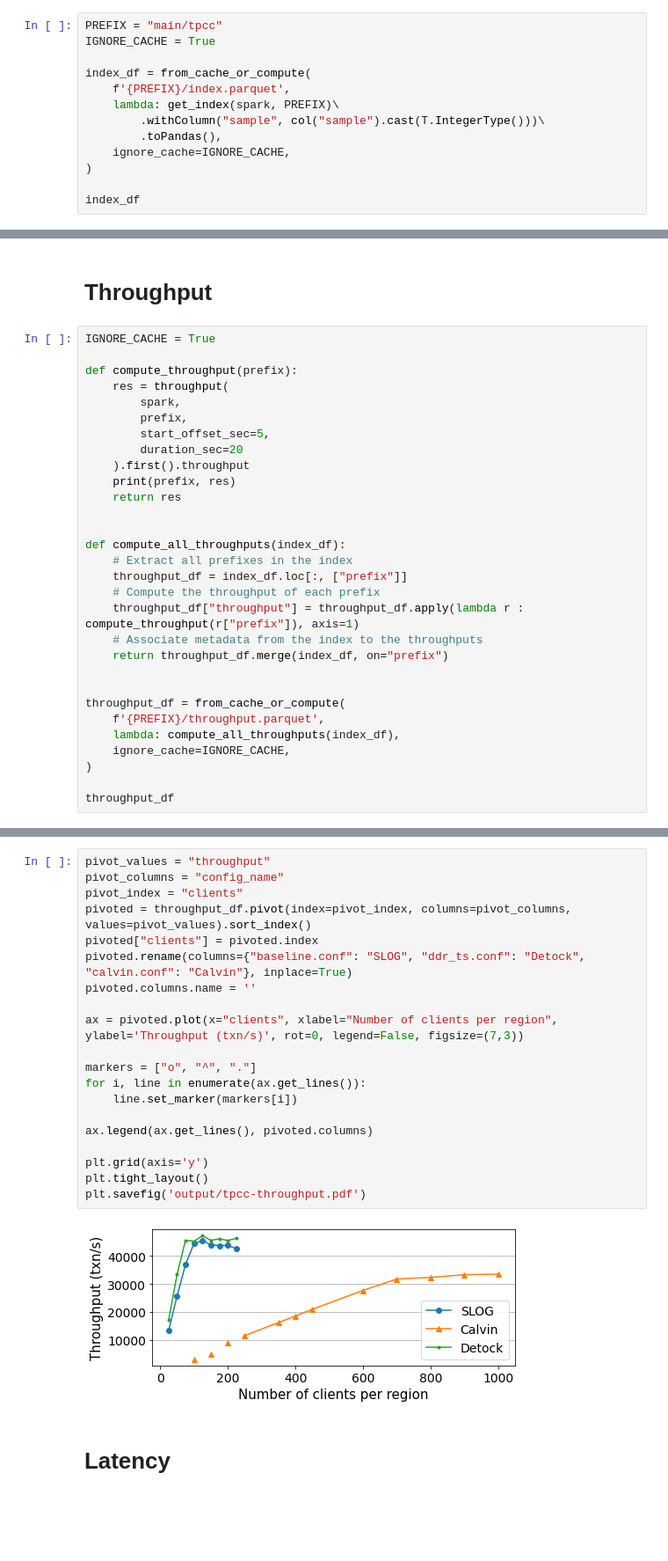
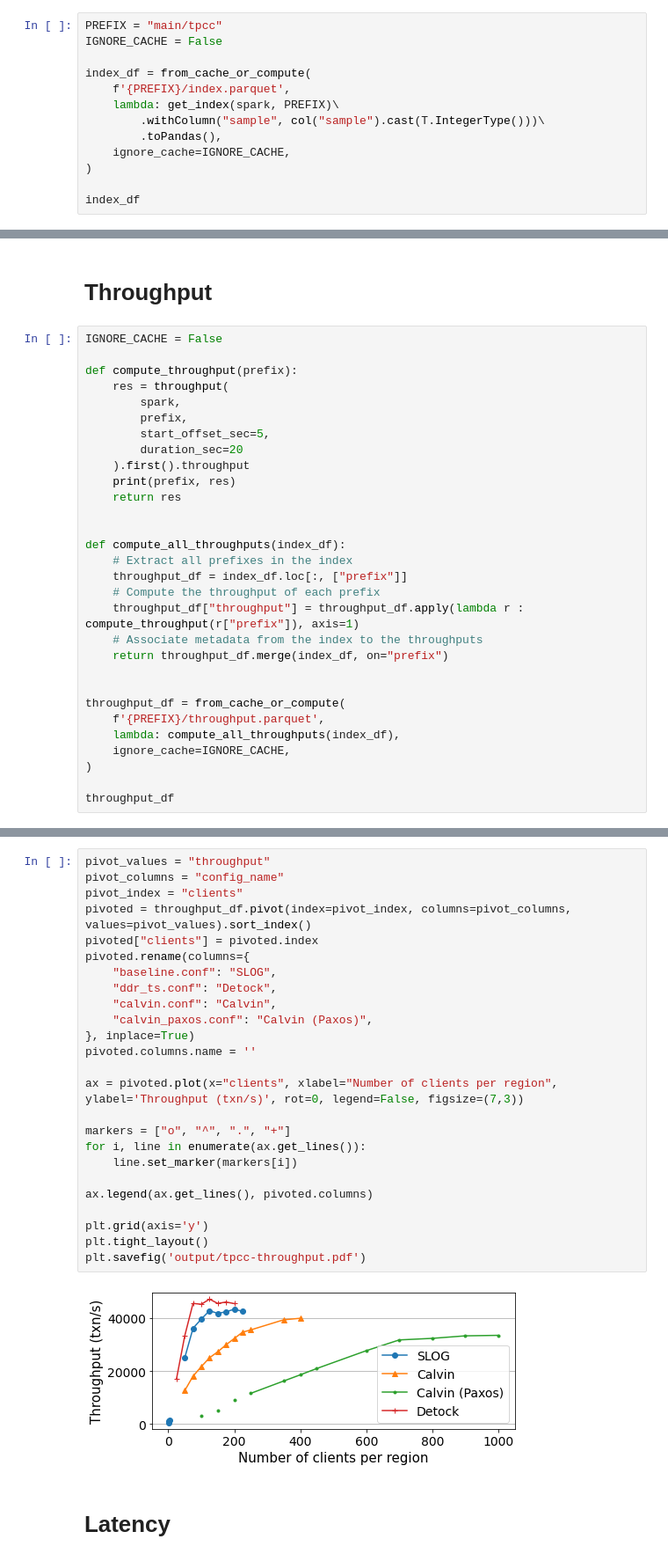
Before and after one commit to umd-dslam/DetockAnalysis, a Jupyter notebook: 4-TPC-C.ipynb, the cells around one changed output, grey strips where cells are left out. Shown: that part at 88% size. Drawn from its saved outputs; the diff is of its cells as text; blank space fills up the shorter version.

```diff
--- a/4-TPC-C.ipynb
+++ b/4-TPC-C.ipynb
@@ -40,7 +41,7 @@ plt.rc('ytick', labelsize=14)
 plt.rc('legend', fontsize=14)
 # %%
 PREFIX = "main/tpcc"
-IGNORE_CACHE = True
+IGNORE_CACHE = False
 
 index_df = from_cache_or_compute(
     f'{PREFIX}/index.parquet',
@@ -73,7 +75,7 @@ Saved to: main/tpcc/index.parquet
 # %% [markdown]
 # Throughput
 # %%
-IGNORE_CACHE = True
+IGNORE_CACHE = False
 
 def compute_throughput(prefix):
     res = throughput(
@@ -140,25 +142,30 @@ Saved to: main/tpcc/throughput.parquet
 # %%
 pivot_values = "throughput"
 pivot_columns = "config_name"
 pivot_index = "clients"
 pivoted = throughput_df.pivot(index=pivot_index, columns=pivot_columns, values=pivot_values).sort_index()
 pivoted["clients"] = pivoted.index
-pivoted.rename(columns={"baseline.conf": "SLOG", "ddr_ts.conf": "Detock", "calvin.conf": "Calvin"}, inplace=True)
+pivoted.rename(columns={
+    "baseline.conf": "SLOG",
+    "ddr_ts.conf": "Detock",
+    "calvin.conf": "Calvin",
+    "calvin_paxos.conf": "Calvin (Paxos)",
+}, inplace=True)
 pivoted.columns.name = ''
 
 ax = pivoted.plot(x="clients", xlabel="Number of clients per region", ylabel='Throughput (txn/s)', rot=0, legend=False, figsize=(7,3))
 
-markers = ["o", "^", "."]
+markers = ["o", "^", ".", "+"]
 for i, line in enumerate(ax.get_lines()):
     line.set_marker(markers[i])
 
 ax.legend(ax.get_lines(), pivoted.columns)
 
 plt.grid(axis='y')
 plt.tight_layout()
 plt.savefig('output/tpcc-throughput.pdf')
 # %% [output]
-[figure, old version]
+[figure, new version]
 # %% [markdown]
 # Latency
 # %% [markdown]
```
Also changed, not shown: parts of 8 cells of this notebook, 31 other files.
